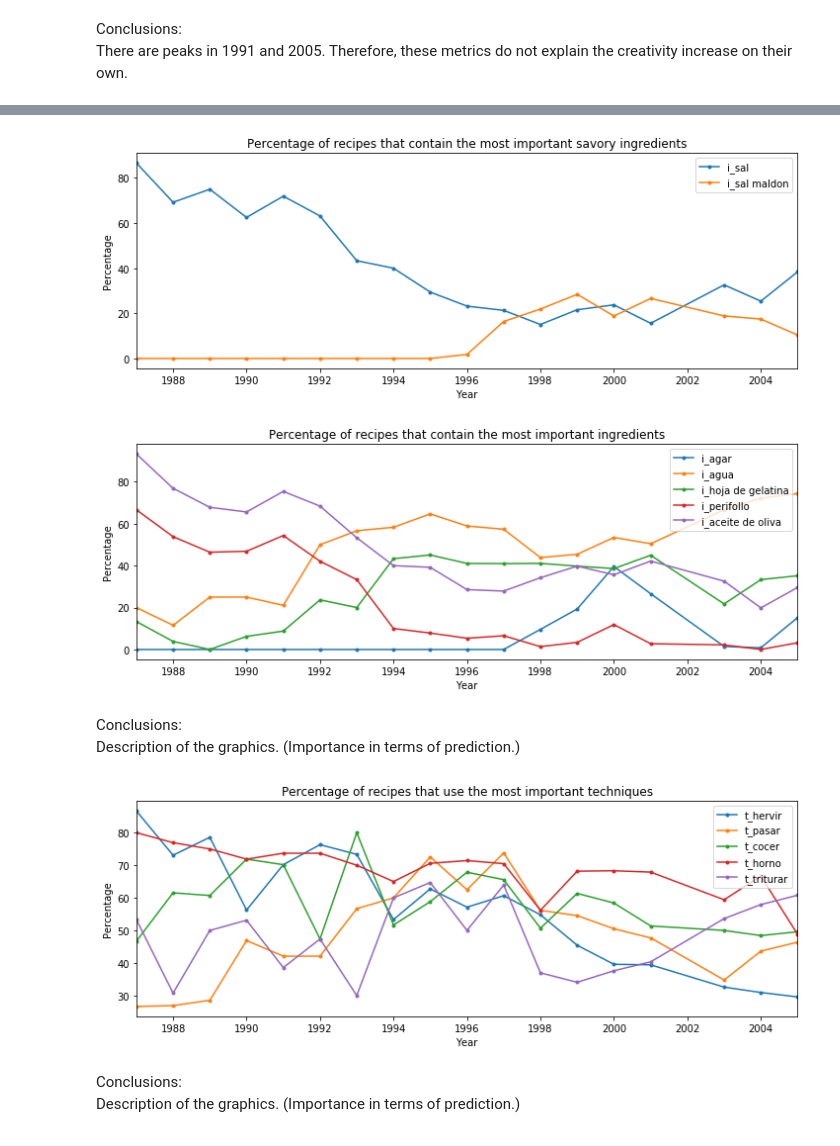
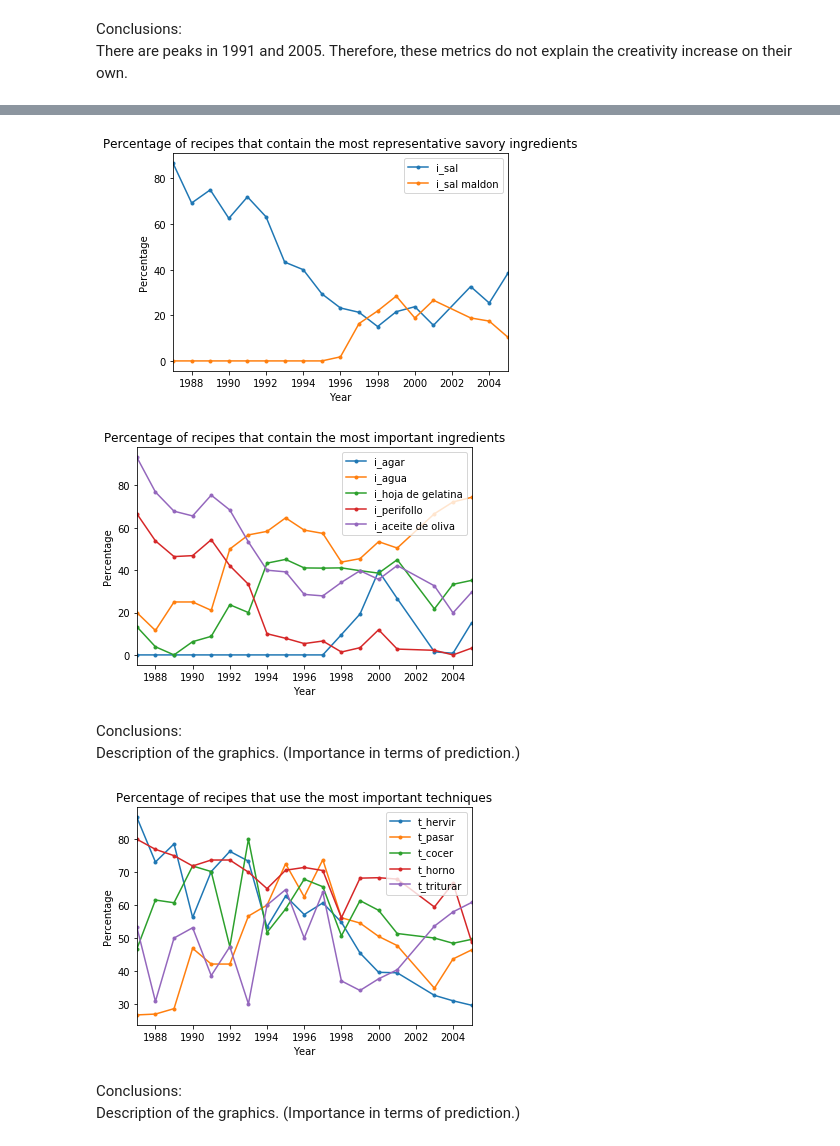
Before and after one commit to mavillard/paper1, a Jupyter notebook: 12_elbulli_visualizations_1.ipynb, the cells around one changed output, grey strips where cells are left out. Cells and saved outputs as stored; diff of their text form; code cells hidden in the pictures.

```diff
--- a/12_elbulli_visualizations_1.ipynb
+++ b/12_elbulli_visualizations_1.ipynb
@@ -104,14 +146,14 @@ top_savory_ingredients = [
 mean_top_savory_ingredients_by_year_df = mean_by_year_df[top_savory_ingredients] * 100
 # %%
 ax = mean_top_savory_ingredients_by_year_df.plot(
-    figsize=(12, 4),
+    figsize=(6, 4),
     title = 'Percentage of recipes that contain the most representative savory ingredients',
     marker='.',
 )
 ax.set_xlabel('Year')
 ax.set_ylabel('Percentage');
 # %% [output]
-[figure, old version]
+[figure, new version]
 # %%
 top_other_ingredients = [
     'i_agar',
@@ -139,14 +181,14 @@ top_other_ingredients = [
 mean_top_other_ingredients_by_year_df = mean_by_year_df[top_other_ingredients] * 100
 # %%
 ax = mean_top_other_ingredients_by_year_df.plot(
-    figsize=(12, 4),
+    figsize=(6, 4),
     title = 'Percentage of recipes that contain the most important ingredients',
     marker='.',
 )
 ax.set_xlabel('Year')
 ax.set_ylabel('Percentage');
 # %% [output]
-[figure, old version]
+[figure, new version]
 # %% [markdown]
 Conclusions:<br>
 Description of the graphics. (Importance in terms of prediction.)
@@ -177,14 +219,14 @@ top_techniques = [
 mean_top_techniques_by_year_df = mean_by_year_df[top_techniques] * 100
 # %%
 ax = mean_top_techniques_by_year_df.plot(
-    figsize=(12, 4),
+    figsize=(6, 4),
     title = 'Percentage of recipes that use the most important techniques',
     marker='.',
 )
 ax.set_xlabel('Year')
 ax.set_ylabel('Percentage');
 # %% [output]
-[figure, old version]
+[figure, new version]
 # %% [markdown]
 Conclusions:<br>
 Description of the graphics. (Importance in terms of prediction.)
```
Also changed, not shown: parts of 11 cells of this notebook, 2 other files.
